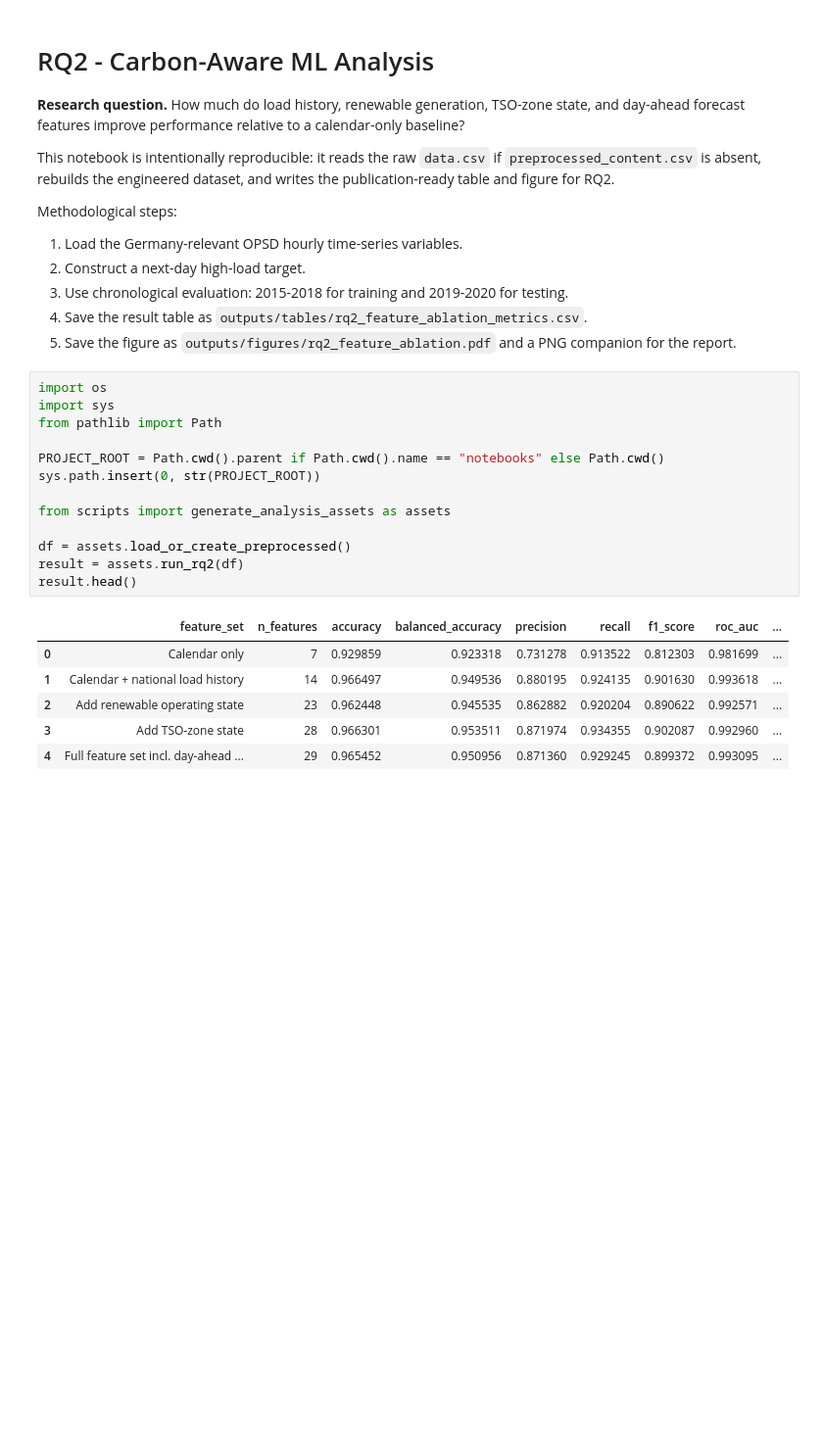
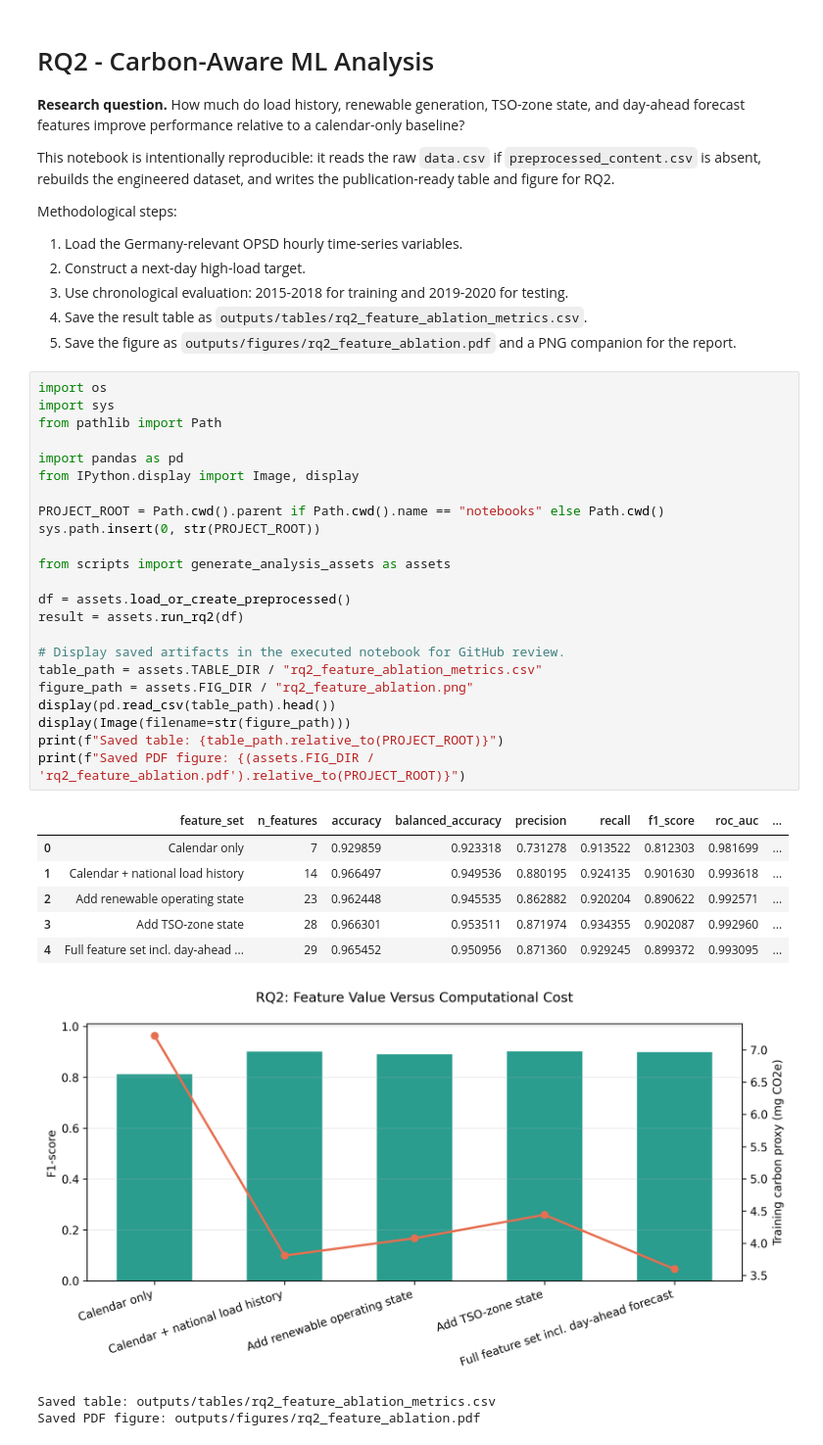
Before and after one commit to nirtutac123/Carbon-Aware-Comparison-of-Machine-Learning-Models, a Jupyter notebook: notebooks/rq2_carbon_aware_ml.ipynb, the cells around one changed output. Shown at 98% size. Drawn from its saved outputs; the diff is of its cells as text; blank space fills up the shorter version.

Commit message:
chore: clean notebooks and refresh analysis artifacts

```diff
--- a/notebooks/rq2_carbon_aware_ml.ipynb
+++ b/notebooks/rq2_carbon_aware_ml.ipynb
@@ -15,20 +15,33 @@ Methodological steps:
 # %%
 import os
 import sys
 from pathlib import Path
+
+import pandas as pd
+from IPython.display import Image, display
 
 PROJECT_ROOT = Path.cwd().parent if Path.cwd().name == "notebooks" else Path.cwd()
 sys.path.insert(0, str(PROJECT_ROOT))
 
 from scripts import generate_analysis_assets as assets
 
 df = assets.load_or_create_preprocessed()
 result = assets.run_rq2(df)
-result.head()
+
+# Display saved artifacts in the executed notebook for GitHub review.
+table_path = assets.TABLE_DIR / "rq2_feature_ablation_metrics.csv"
+figure_path = assets.FIG_DIR / "rq2_feature_ablation.png"
+display(pd.read_csv(table_path).head())
+display(Image(filename=str(figure_path)))
+print(f"Saved table: {table_path.relative_to(PROJECT_ROOT)}")
+print(f"Saved PDF figure: {(assets.FIG_DIR / 'rq2_feature_ablation.pdf').relative_to(PROJECT_ROOT)}")
 # %% [output]
 |  | feature_set | n_features | accuracy | balanced_accuracy | precision | recall | f1_score | roc_auc | ... |
 | 0 | Calendar only | 7 | 0.929859 | 0.923318 | 0.731278 | 0.913522 | 0.812303 | 0.981699 | ... |
 | 1 | Calendar + national load history | 14 | 0.966497 | 0.949536 | 0.880195 | 0.924135 | 0.901630 | 0.993618 | ... |
 | 2 | Add renewable operating state | 23 | 0.962448 | 0.945535 | 0.862882 | 0.920204 | 0.890622 | 0.992571 | ... |
 | 3 | Add TSO-zone state | 28 | 0.966301 | 0.953511 | 0.871974 | 0.934355 | 0.902087 | 0.992960 | ... |
 | 4 | Full feature set incl. day-ahead ... | 29 | 0.965452 | 0.950956 | 0.871360 | 0.929245 | 0.899372 | 0.993095 | ... |
+[figure, added]
+Saved table: outputs/tables/rq2_feature_ablation_metrics.csv
+Saved PDF figure: outputs/figures/rq2_feature_ablation.pdf
```
Also changed, not shown: 31 other files.
